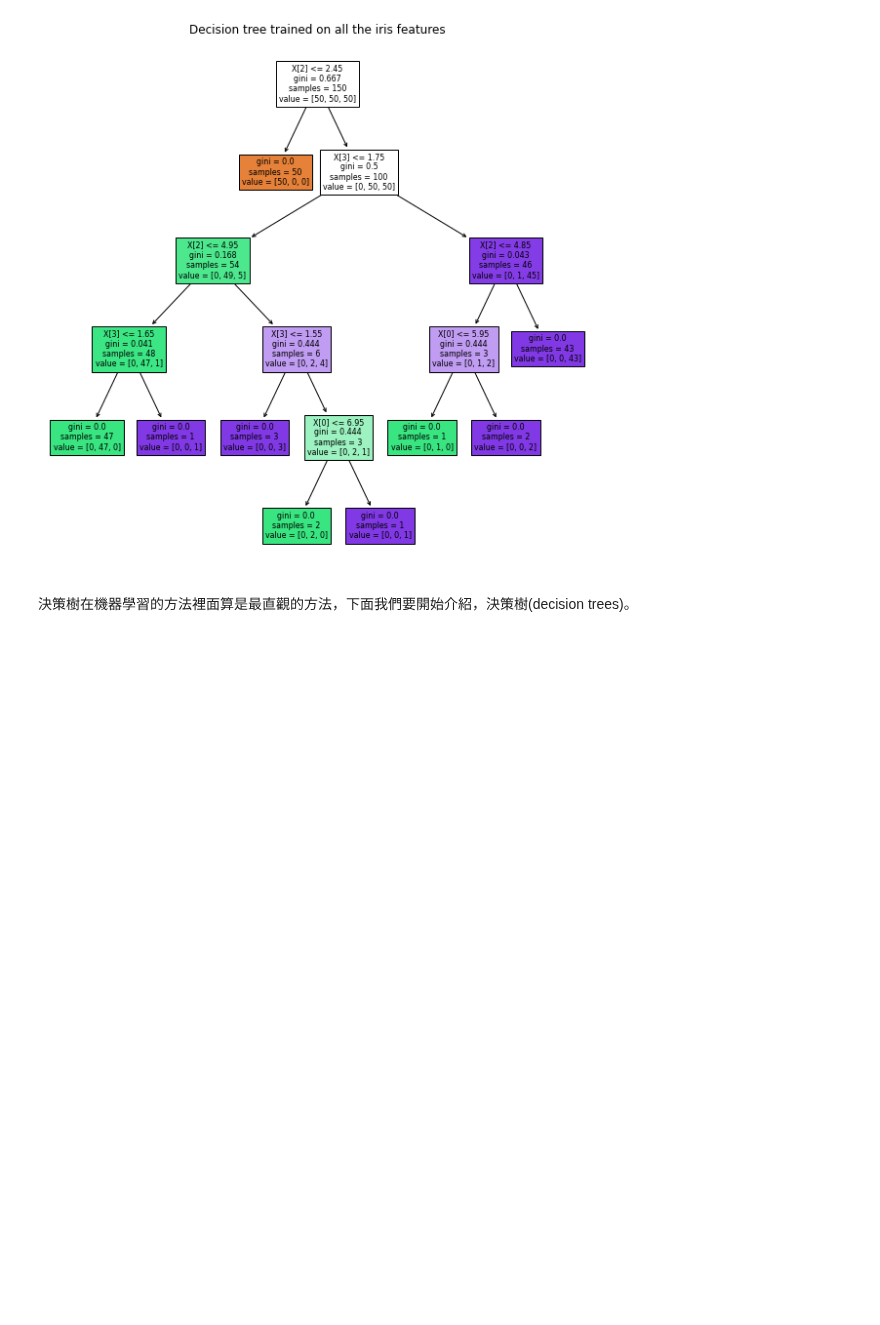
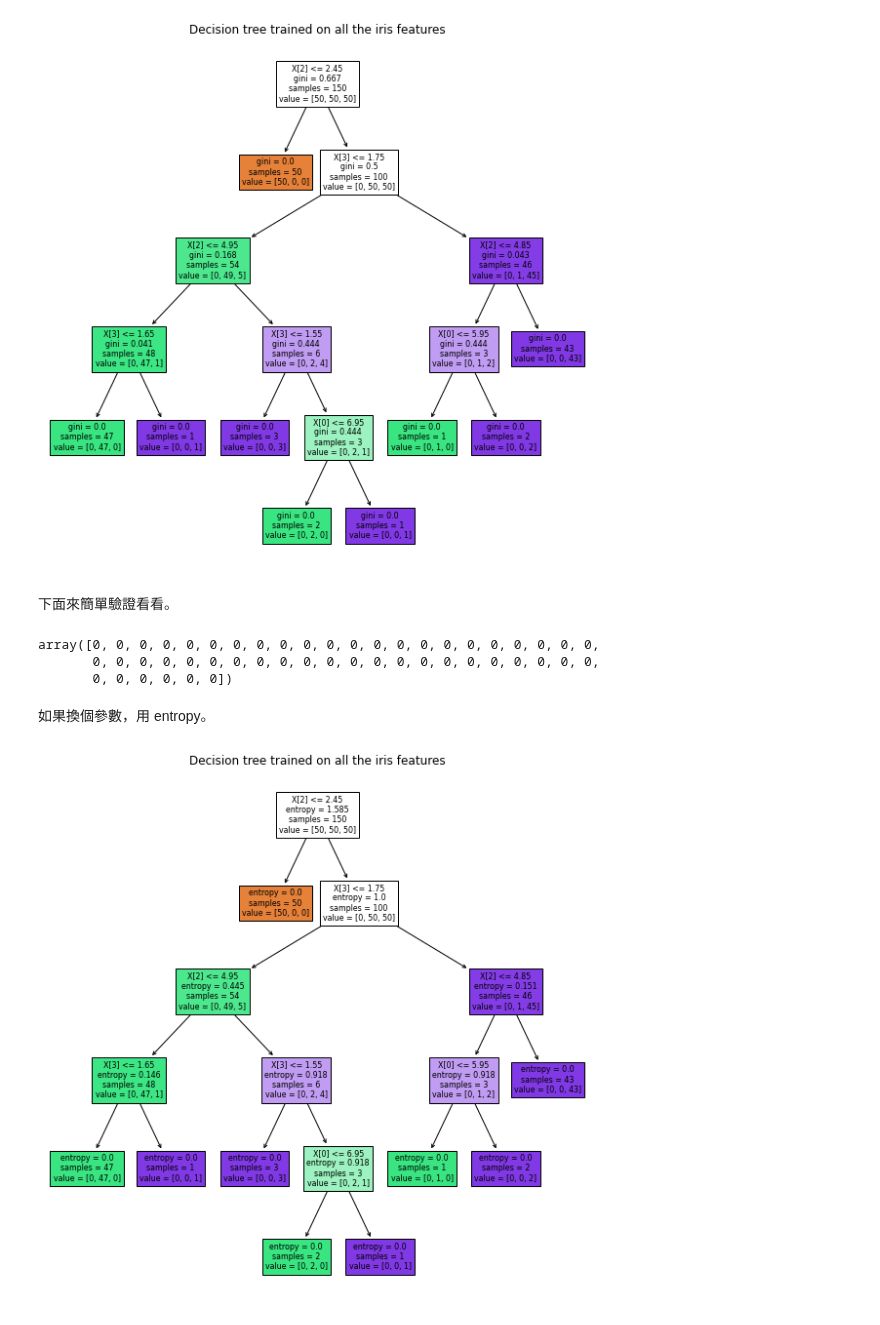
Before and after one commit to tobytoy/OpenResource, a Jupyter notebook: machine-learning(scikit-learn)/jupyter/基本模型(basic-model)/樹模型(decision-trees)/08_01 Introduce.ipynb, the cells around one changed output. Saved outputs shown, nothing was run; the diff lists cells and outputs as text; code cells hidden in the pictures; blank space fills up the shorter version.

```diff
--- a/machine-learning(scikit-learn)/jupyter/基本模型(basic-model)/樹模型(decision-trees)/08_01 Introduce.ipynb
+++ b/machine-learning(scikit-learn)/jupyter/基本模型(basic-model)/樹模型(decision-trees)/08_01 Introduce.ipynb
@@ -32,5 +36,33 @@ plt.title("Decision tree trained on all the iris features")
 plt.show()
 # %% [output]
 [figure]
-# %% [markdown]
-決策樹在機器學習的方法裡面算是最直觀的方法，下面我們要開始介紹，決策樹(decision trees)。
+# %% [markdown]
+下面來簡單驗證看看。
+# %%
+
+# 驗證看看
+iris.target[iris.data[:,2] < 2.45]
+# %% [output]
+array([0, 0, 0, 0, 0, 0, 0, 0, 0, 0, 0, 0, 0, 0, 0, 0, 0, 0, 0, 0, 0, 0,
+       0, 0, 0, 0, 0, 0, 0, 0, 0, 0, 0, 0, 0, 0, 0, 0, 0, 0, 0, 0, 0, 0,
+       0, 0, 0, 0, 0, 0])
+# %% [markdown]
+如果換個參數，用 entropy。
+# %%
+from sklearn.tree import plot_tree
+from sklearn.datasets import load_iris
+from sklearn.tree import DecisionTreeClassifier
+import matplotlib.pyplot as plt
+%matplotlib inline
+plt.rcParams['figure.figsize'] = [10, 10]
+
+iris = load_iris()
+
+classifier = DecisionTreeClassifier(criterion='entropy').fit(iris.data, iris.target)
+
+plt.figure()
+plot_tree(classifier, filled=True)
+plt.title("Decision tree trained on all the iris features")
+plt.show()
+# %% [output]
+[figure, added]
```
Also changed, not shown: parts of 11 cells of this notebook, 11 other files.
